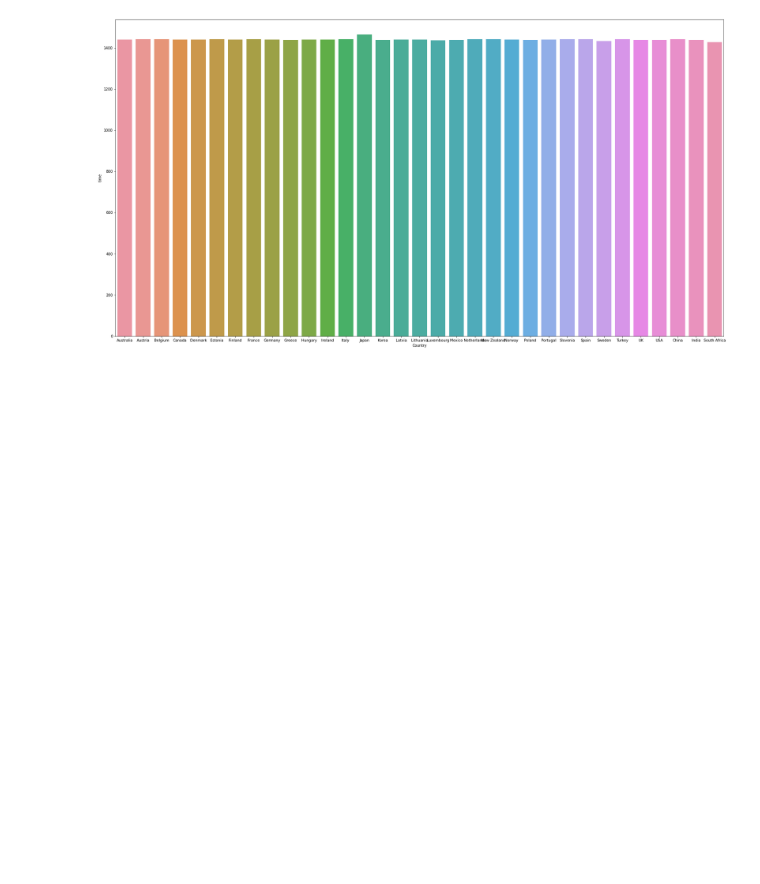
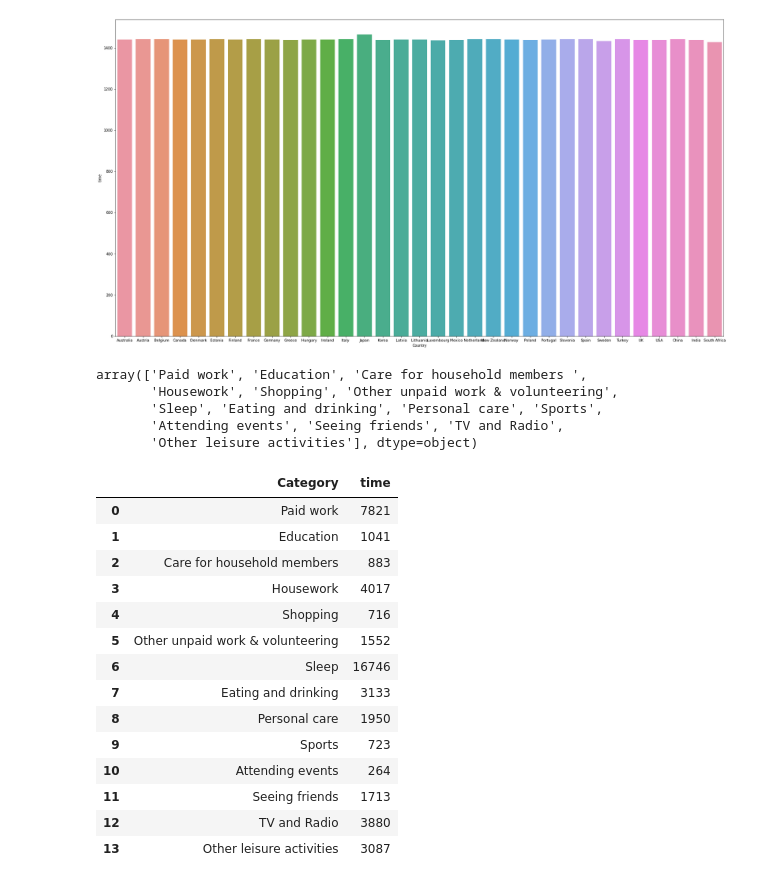
Before and after one commit to arjunprakash027/Data-Analysis, a Jupyter notebook: time_spent_dataset/total_time_spent.ipynb, the cells around one changed output. Cells and saved outputs as stored; diff of their text form; code cells hidden in the pictures; blank space fills up the shorter version.

```diff
--- a/time_spent_dataset/total_time_spent.ipynb
+++ b/time_spent_dataset/total_time_spent.ipynb
@@ -265,3 +265,11 @@ sns.barplot(x="Country", y="time", data=df_time)
 # %% [output]
 <AxesSubplot:xlabel='Country', ylabel='time'>
 [figure]
+# %%
+df['Category'].unique()
+# %% [output]
+array(['Paid work', 'Education', 'Care for household members ',
+       'Housework', 'Shopping', 'Other unpaid work & volunteering',
+       'Sleep', 'Eating and drinking', 'Personal care', 'Sports',
+       'Attending events', 'Seeing friends', 'TV and Radio',
+       'Other leisure activities'], dtype=object)
@@ -267,0 +282,26 @@ sns.barplot(x="Country", y="time", data=df_time)
+# %%
+work =[]
+time = []
+for i in lst_work:
+    df_ex = df[df['Category'] == i]
+    work = work + [i]
+    time = time + [df_ex['Time (minutes)'].sum()]
+    data = {'Category':work,'time':time}
+df_time_work = pd.DataFrame(data)
+df_time_work
+# %% [output]
+|  | Category | time |
+| 0 | Paid work | 7821 |
+| 1 | Education | 1041 |
+| 2 | Care for household members | 883 |
+| 3 | Housework | 4017 |
+| 4 | Shopping | 716 |
+| 5 | Other unpaid work & volunteering | 1552 |
+| 6 | Sleep | 16746 |
+| 7 | Eating and drinking | 3133 |
+| 8 | Personal care | 1950 |
+| 9 | Sports | 723 |
+| 10 | Attending events | 264 |
+| 11 | Seeing friends | 1713 |
+| 12 | TV and Radio | 3880 |
+| 13 | Other leisure activities | 3087 |
```
Also changed, not shown: parts of 19 cells of this notebook.
